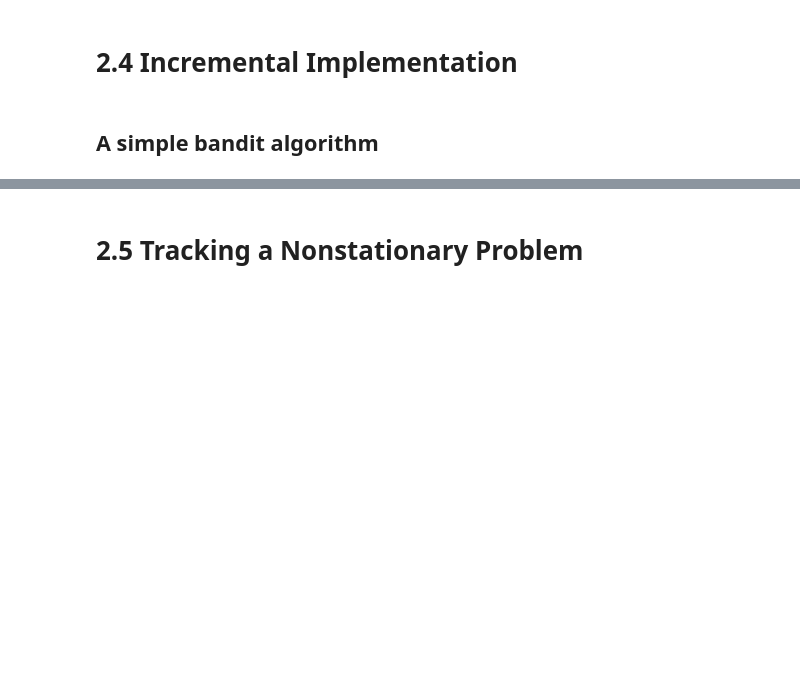
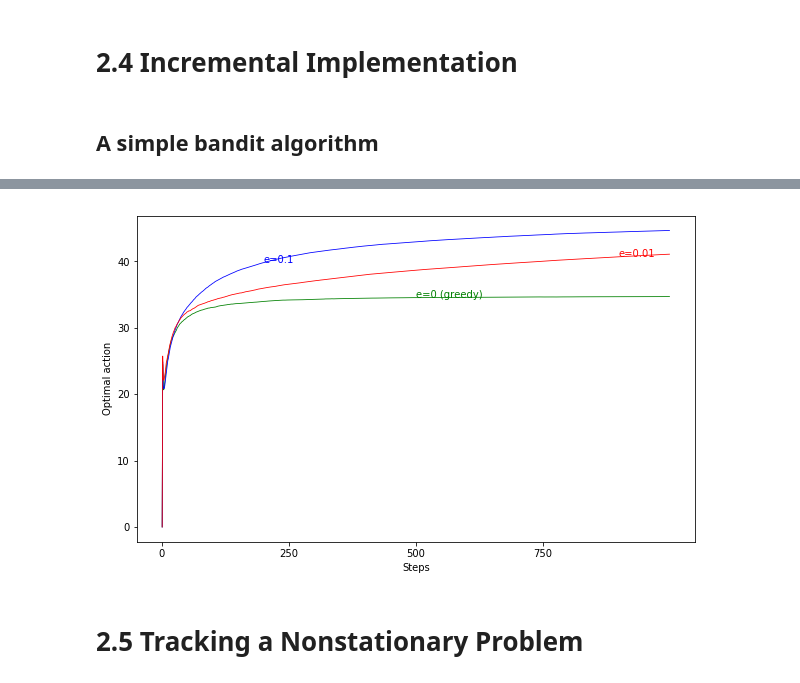
Before and after one commit to Ingenjoy/reinforcement2e, a Jupyter notebook: chapter2/chapter2_yoonforh.ipynb, the cells around one changed output, grey strips where cells are left out. Drawn from its saved outputs; the diff is of its cells as text; code cells hidden in the pictures; blank space fills up the shorter version.

```diff
--- a/chapter2/chapter2_yoonforh.ipynb
+++ b/chapter2/chapter2_yoonforh.ipynb
@@ -192,27 +197,30 @@ plt.show()
 # %%
 # draw steps - optimal action
 
-fig = plt.figure(figsize=(10,6))
-ax = fig.add_subplot(111)
+def draw_step_optimal_action() :
+    fig = plt.figure(figsize=(10,6))
+    ax = fig.add_subplot(111)
 
-x_interval = 250
-ax.set_xticks([x for x in range(0, time_steps, x_interval)])
-ax.set_xticklabels([x for x in range(0, time_steps, x_interval)])
+    x_interval = 250
+    ax.set_xticks([x for x in range(0, time_steps, x_interval)])
+    ax.set_xticklabels([x for x in range(0, time_steps, x_interval)])
 
-x_axis = np.array(range(1, time_steps + 1))
-ax.plot(x_axis, m_opt_acts_e0, color='g', lw=0.8, label='greedy')
-ax.text(500, m_opt_acts_e0[500], 'e=0 (greedy)', color='g')
+    x_axis = np.array(range(1, time_steps + 1))
+    ax.plot(x_axis, m_opt_acts_e0, color='g', lw=0.8, label='greedy')
+    ax.text(500, m_opt_acts_e0[500], 'e=0 (greedy)', color='g')
 
-ax.plot(x_axis, m_opt_acts_e01, color='b', lw=0.8, label='e-greedy (e=0.1)')
-ax.text(200, m_opt_acts_e01[200], 'e=0.1', color='b')
+    ax.plot(x_axis, m_opt_acts_e01, color='b', lw=0.8, label='e-greedy (e=0.1)')
+    ax.text(200, m_opt_acts_e01[200], 'e=0.1', color='b')
 
-ax.plot(x_axis, m_opt_acts_e001, color='r', lw=0.8, label='e-greedy (e=0.01)')
-ax.text(900, m_opt_acts_e001[900], 'e=0.01', color='r')
+    ax.plot(x_axis, m_opt_acts_e001, color='r', lw=0.8, label='e-greedy (e=0.01)')
+    ax.text(900, m_opt_acts_e001[900], 'e=0.01', color='r')
 
-ax.set_xlabel('Steps')
-ax.set_ylabel('Optimal action')
+    ax.set_xlabel('Steps')
+    ax.set_ylabel('Optimal action')
 
-plt.show()
+    plt.show()
+
+draw_step_optimal_action()
 # %% [output]
 [figure]
 # %% [markdown]
@@ -224,2 +309,6 @@ plt.show()
+# %%
+draw_step_optimal_action()
+# %% [output]
+[figure, added]
 # %% [markdown]
 # 2.5 Tracking a Nonstationary Problem
```
Also changed, not shown: parts of 8 cells of this notebook.
